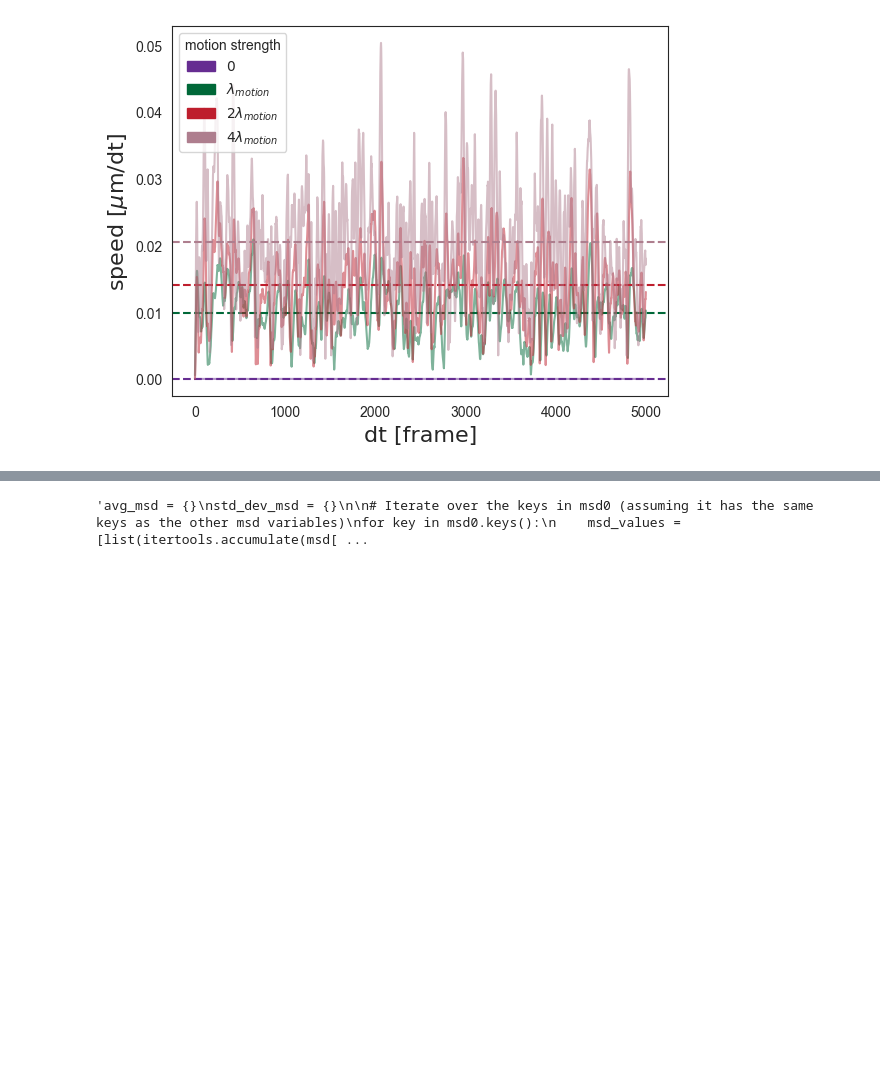
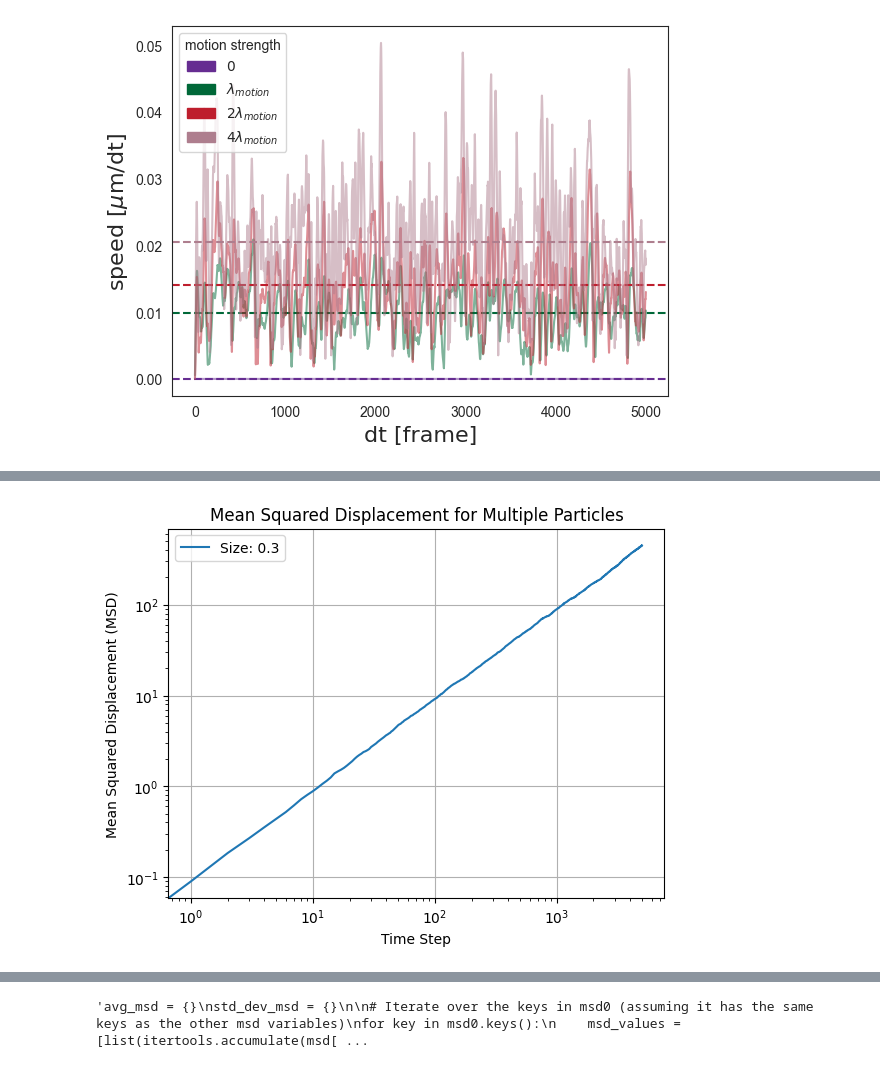
Before and after one commit to smegason/Goo, a Jupyter notebook: simulations/doublet.ipynb, the cells around one changed output, grey strips where cells are left out. Cells and saved outputs as stored; diff of their text form; code cells hidden in the pictures; blank space fills up the shorter version.

```diff
--- a/simulations/doublet.ipynb
+++ b/simulations/doublet.ipynb
@@ -878,0 +1395,67 @@ plt.savefig(f"speed_single_cell_seed100.png", transparent=False, dpi=500)
+# %%
+amplitudes = [0.3]
+np.random.seed(100)
+
+def generate_random_walks(num_particles, num_steps, amplitude):
+    """
+    Generate random walks for multiple particles using a uniform distribution.
+
+    Parameters:
+        num_particles (int): Number of particles.
+        num_steps (int): Number of steps in each random walk.
+
+    Returns:
+        list: A list containing random walks for each particle.
+    """
+    random_walks = []
+
+    for _ in range(num_particles):
+        # Initial position of the particle
+        initial_position = np.array([0, 0, 0])
+
+        # Generate random steps using a uniform distribution
+        random_steps = np.random.uniform(-amplitude, amplitude, size=(num_steps, 3))
+
+        # Calculate the cumulative sum to get the random walk
+        random_walk = np.cumsum(random_steps, axis=0) + initial_position
+
+        random_walks.append(random_walk.tolist())
+
+    return random_walks
+
+# Number of particles
+num_particles = 100
+
+# Number of steps in each random walk
+num_steps = 5000
+
+# List to store MSD values for each amplitude
+msd_values = []
+
+for amplitude in amplitudes:
+    # Generate the random walks for multiple particles with the given amplitude
+    random_walks = generate_random_walks(num_particles, num_steps, amplitude)
+
+    # Calculate the squared displacement for each particle at each time step
+    squared_displacements = []
+    for particle_walk in random_walks:
+        squared_displacements_particle = [np.linalg.norm(np.array(coord) - np.array(particle_walk[0]))**2 for coord in particle_walk]
+        squared_displacements.append(squared_displacements_particle)
+
+    # Calculate the Mean Squared Displacement (MSD) over all particles for each time step
+    msd = np.mean(squared_displacements, axis=0)
+    msd_values.append(msd)
+
+
+# Plot the MSD for each amplitude
+for i, amplitude in enumerate(amplitudes):
+    plt.loglog(range(num_steps), msd_values[i], label=f'Size: {amplitude}')
+
+plt.xlabel('Time Step')
+plt.ylabel('Mean Squared Displacement (MSD)')
+plt.title('Mean Squared Displacement for Multiple Particles')
+plt.legend()
+plt.grid(True)
+plt.show()
+# %% [output]
+[figure, added]
```
Also changed, not shown: parts of 18 cells of this notebook, 4 other files.
